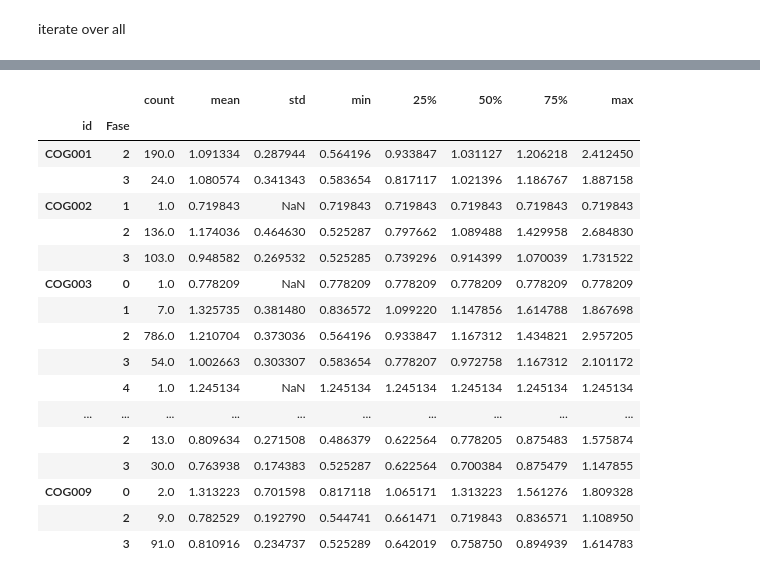
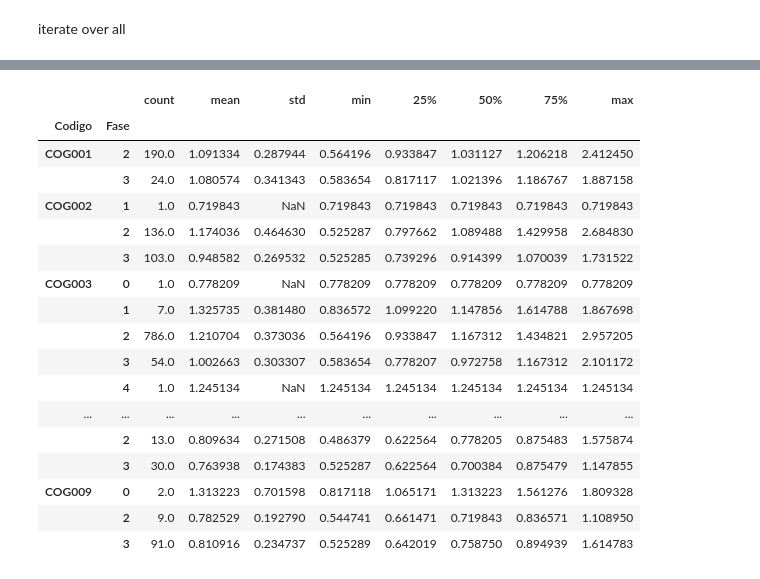
Before and after one commit to quiquegurdiel/SpinCo, a Jupyter notebook: Experiment001.ipynb, the cells around one changed output, grey strips where cells are left out. Drawn from its saved outputs; the diff is of its cells as text; code cells hidden in the pictures.

```diff
--- a/Experiment001.ipynb
+++ b/Experiment001.ipynb
@@ -113,7 +114,7 @@ annopaths
 read one
 # %%
 annotations=pd.read_csv(annopaths[0])
-annotations['id']='COG001'
+annotations['Codigo']='COG001'
 # %%
 annotations
 # %% [output]
@@ -136,7 +137,7 @@ iterate over all
 annotations=pd.DataFrame(columns=annotations.columns)
 for i in range(len(annopaths)):
     aux=pd.read_csv(annopaths[i])
-    aux['id'] = 'COG00'+str(i+1)
+    aux['Codigo'] = 'COG00'+str(i+1)
     annotations=pd.concat([annotations,aux])
 # %%
 annotations.columns
@@ -157,10 +158,10 @@ annotations.groupby('id').Duracion.describe()
 | COG008 | 47.0 | 0.788554 | 0.225206 | 0.486379 | 0.622564 | 0.758750 | 0.885208 | 1.575874 |
 | COG009 | 102.0 | 0.818261 | 0.248860 | 0.525289 | 0.646883 | 0.758752 | 0.904666 | 1.809328 |
 # %%
-annotations.groupby(['id','Fase']).Duracion.describe()
+annotations.groupby(['Codigo','Fase']).Duracion.describe()
 # %% [output]
 |  |  | count | mean | std | min | 25% | 50% | 75% | max |
-| id | Fase |  |  |  |  |  |  |  |  |
+| Codigo | Fase |  |  |  |  |  |  |  |  |
 | COG001 | 2 | 190.0 | 1.091334 | 0.287944 | 0.564196 | 0.933847 | 1.031127 | 1.206218 | 2.412450 |
 |  | 3 | 24.0 | 1.080574 | 0.341343 | 0.583654 | 0.817117 | 1.021396 | 1.186767 | 1.887158 |
 | COG002 | 1 | 1.0 | 0.719843 | NaN | 0.719843 | 0.719843 | 0.719843 | 0.719843 | 0.719843 |
```
Also changed, not shown: parts of 22 cells of this notebook.
